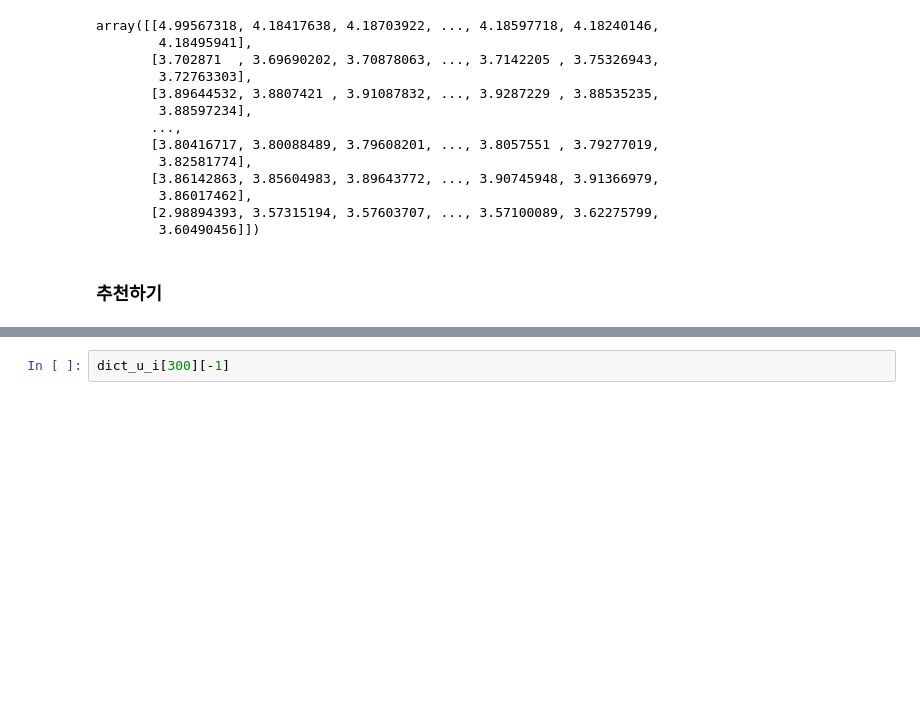
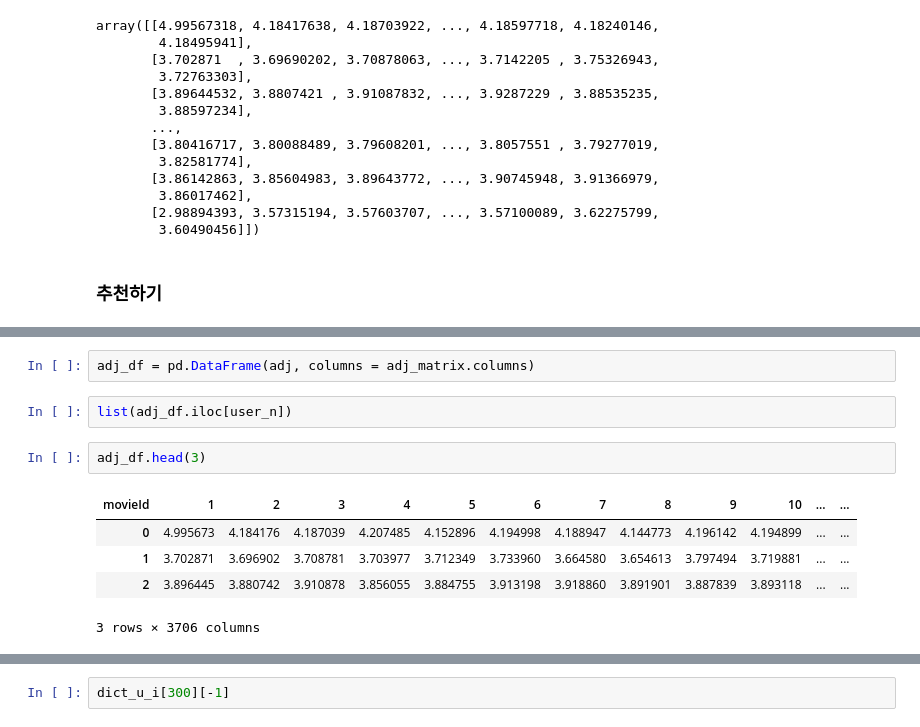
Before and after one commit to dlskawns/RecSys_and_Retrieval_Study, a Jupyter notebook: SVD(SingularVectorDecomposition).ipynb, the cells around one changed output, grey strips where cells are left out. Saved outputs shown, nothing was run; the diff lists cells and outputs as text; blank space fills up the shorter version.

```diff
--- a/SVD(SingularVectorDecomposition).ipynb
+++ b/SVD(SingularVectorDecomposition).ipynb
@@ -764,0 +786,12 @@ len(lst_rec)
+# %%
+adj_df = pd.DataFrame(adj, columns = adj_matrix.columns)
+# %%
+list(adj_df.iloc[user_n])
+# %%
+adj_df.head(3)
+# %% [output]
+| movieId | 1 | 2 | 3 | 4 | 5 | 6 | 7 | 8 | 9 | 10 | ... | ... |
+| 0 | 4.995673 | 4.184176 | 4.187039 | 4.207485 | 4.152896 | 4.194998 | 4.188947 | 4.144773 | 4.196142 | 4.194899 | ... | ... |
+| 1 | 3.702871 | 3.696902 | 3.708781 | 3.703977 | 3.712349 | 3.733960 | 3.664580 | 3.654613 | 3.797494 | 3.719881 | ... | ... |
+| 2 | 3.896445 | 3.880742 | 3.910878 | 3.856055 | 3.884755 | 3.913198 | 3.918860 | 3.891901 | 3.887839 | 3.893118 | ... | ... |
+3 rows × 3706 columns
```
Also changed, not shown: parts of 24 cells of this notebook.
